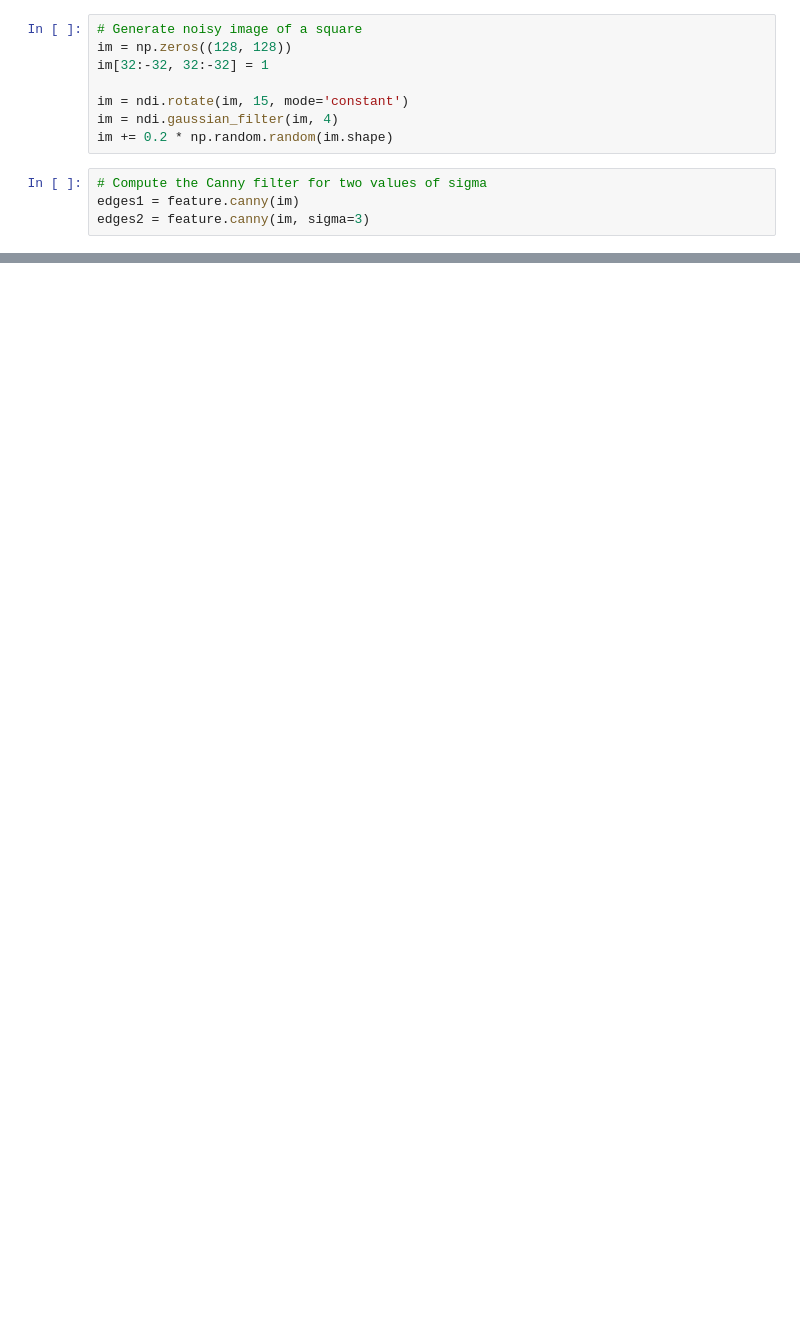
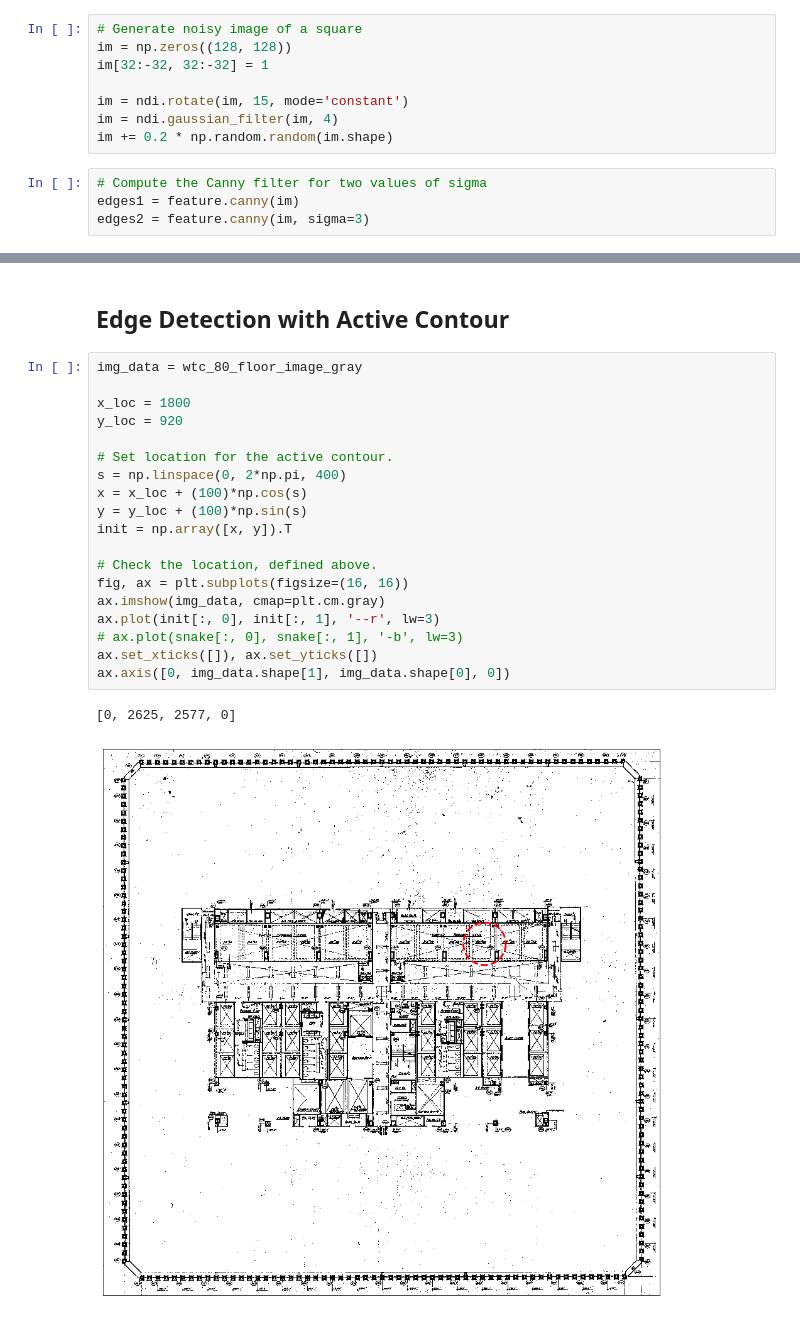
Before and after one commit to TristanHehnen/Notebooks, a Jupyter notebook: ImageProcessing/EdgeDetection.ipynb, the cells around one changed output, grey strips where cells are left out. Saved outputs shown, nothing was run; the diff lists cells and outputs as text; blank space fills up the shorter version.

```diff
--- a/ImageProcessing/EdgeDetection.ipynb
+++ b/ImageProcessing/EdgeDetection.ipynb
@@ -47,0 +85,24 @@ plt.show()
+# %% [markdown]
+## Edge Detection with Active Contour
+# %%
+img_data = wtc_80_floor_image_gray
+
+x_loc = 1800
+y_loc = 920
+
+# Set location for the active contour.
+s = np.linspace(0, 2*np.pi, 400)
+x = x_loc + (100)*np.cos(s)
+y = y_loc + (100)*np.sin(s)
+init = np.array([x, y]).T
+
+# Check the location, defined above.
+fig, ax = plt.subplots(figsize=(16, 16))
+ax.imshow(img_data, cmap=plt.cm.gray)
+ax.plot(init[:, 0], init[:, 1], '--r', lw=3)
+# ax.plot(snake[:, 0], snake[:, 1], '-b', lw=3)
+ax.set_xticks([]), ax.set_yticks([])
+ax.axis([0, img_data.shape[1], img_data.shape[0], 0])
+# %% [output]
+[0, 2625, 2577, 0]
+[figure, added]
```
Also changed, not shown: parts of 14 cells of this notebook, 1 other file.
